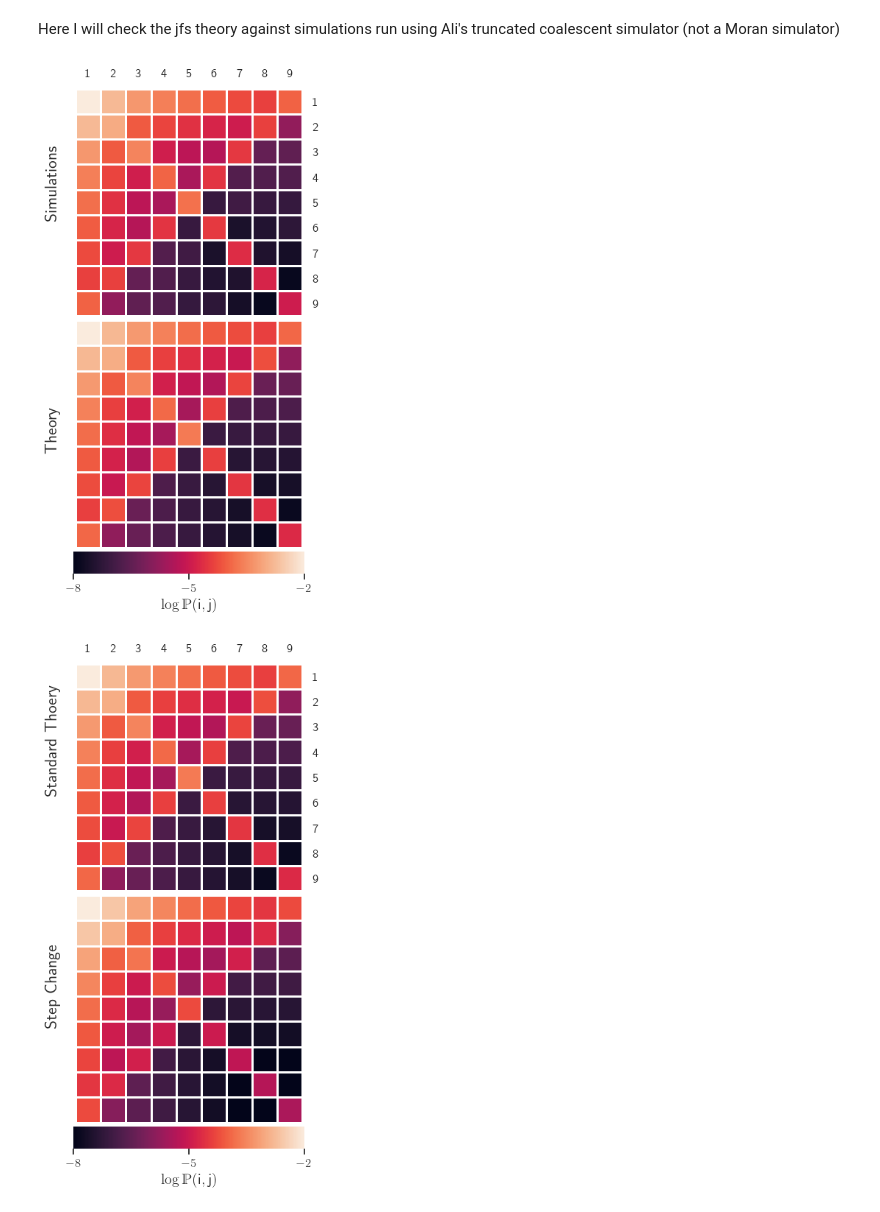
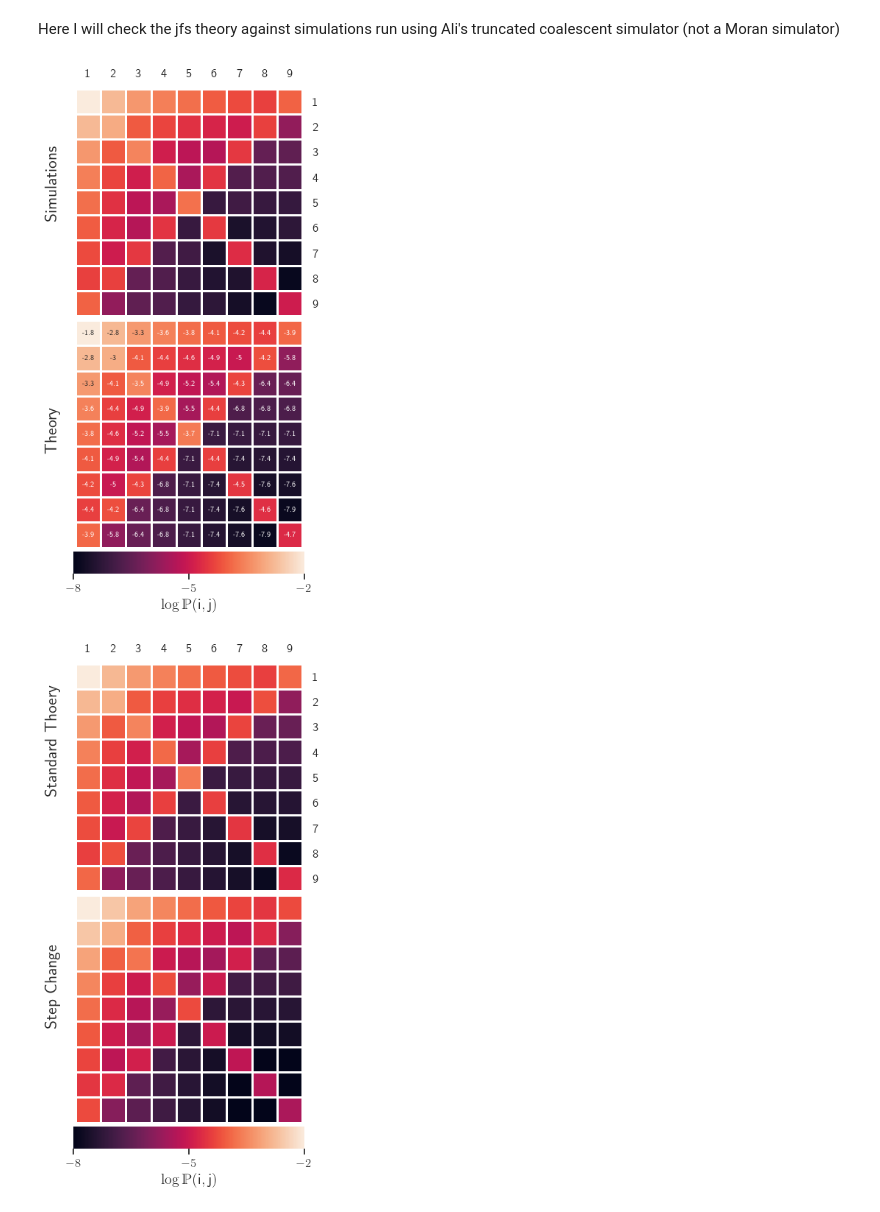
Before and after one commit to FaridKaveh/jfsNumerics, a Jupyter notebook: ParseProbabilities_n6.ipynb, the cells around one changed output. Cells and saved outputs as stored; diff of their text form; code cells hidden in the pictures.

```diff
--- a/ParseProbabilities_n6.ipynb
+++ b/ParseProbabilities_n6.ipynb
@@ -8,10 +10,10 @@ np.set_printoptions(formatter={'float': '{: 0.4f}'.format})
 # %%
 #The simulated jfs distribution was calculated in a seperate Python script
 with open("/home/farid/Documents/NonGitCode/JFSDist5E4", "rb") as file:
-    jfsDist = pickle.load(file)
+    jfsDist_sim = pickle.load(file)
 # %%
-jfsDist = 1/2 * (jfsDist + np.transpose(jfsDist))
-jfsDist /= np.sum(jfsDist)
+jfsDist_sim = 1/2 * (jfsDist_sim + np.transpose(jfsDist_sim))
+jfsDist_sim /= np.sum(jfsDist_sim)
 # %%
 #importing theoretical calculations which were done in Mathematica
 from functools import reduce
@@ -37,8 +39,8 @@ import seaborn as sbn
 sbn.set()
 plt.rcParams["font.family"] = "monospace"
 # %%
-log_sim = np.log(jfsDist)
-log_theory = np.log(jfs10_theory_rev)
+log_sim = np.log(jfsDist_sim)
+log_theory = np.log(jfs10)
 log_stepChange_25_2_theory = np.log(jfs_stepChange_25_2_theory)
 # %%
 sbn.set(rc={'text.usetex':True, 'font.family':'sans-serif', 'font.sans-serif':'DejaVu Sans'})
@@ -74,35 +76,37 @@ sbn.heatmap(
     cbar_kws = {"label":r"\Large$\mathsf{\log \mathds{P}(i,j)}$",
                 "ticks":[-8,-5, -2],
                 "orientation":"horizontal",
                 },
     cbar_ax=ax4,
     cmap='rocket')
 
 sbn.heatmap(
     log_theory,
     ax=ax2,
     linewidths=2.0,
     vmin=-8,
     vmax=-2,
     square=True,
     xticklabels=[],
     yticklabels=[],
     cbar=False,
-    cmap='rocket')
+    cmap='rocket',
+    annot=True,
+    annot_kws={"fontsize":7})
 
 ax1.tick_params(labelright=True,
                 labelleft=False,
                 labeltop=True,
                 labelbottom=False,
                 labelrotation=0,
                 labelsize=12)
 ax1.set_title("Simulations", rotation=90, x=-0.1, y=0.4, fontsize=16)
 
 ax2.set_title("Theory", rotation=90, x=-0.1, y=0.4, fontsize=16)
 ax4.tick_params(labelsize=12)
 plt.show()
 # %% [output]
-[figure, old version]
+[figure, new version]
 # %%
 sbn.set(rc={'text.usetex':True, 'font.family':'sans-serif', 'font.sans-serif':'DejaVu Sans'})
 plt.rc('text.latex', preamble=r'\usepackage{amsmath, amsfonts, dsfont}')
```
Also changed, not shown: parts of 45 cells of this notebook.
